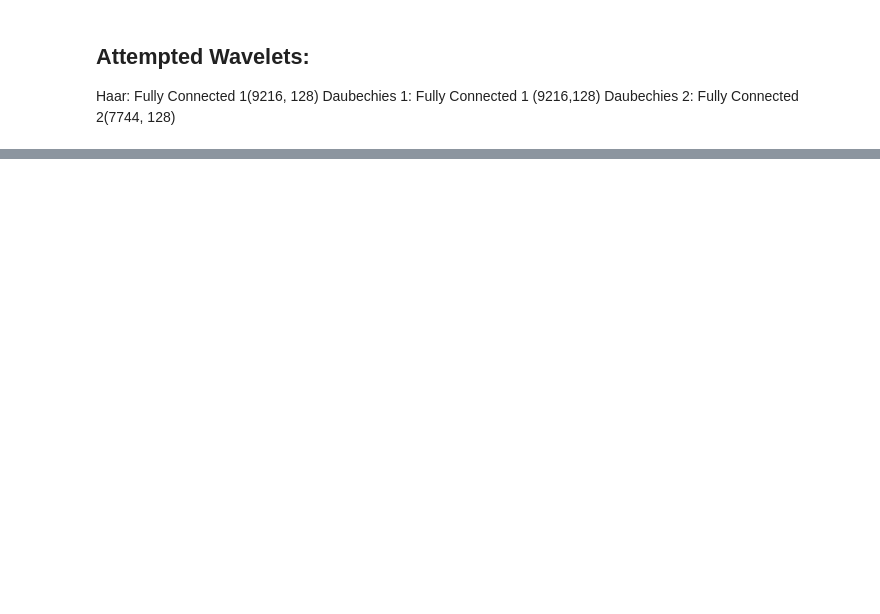
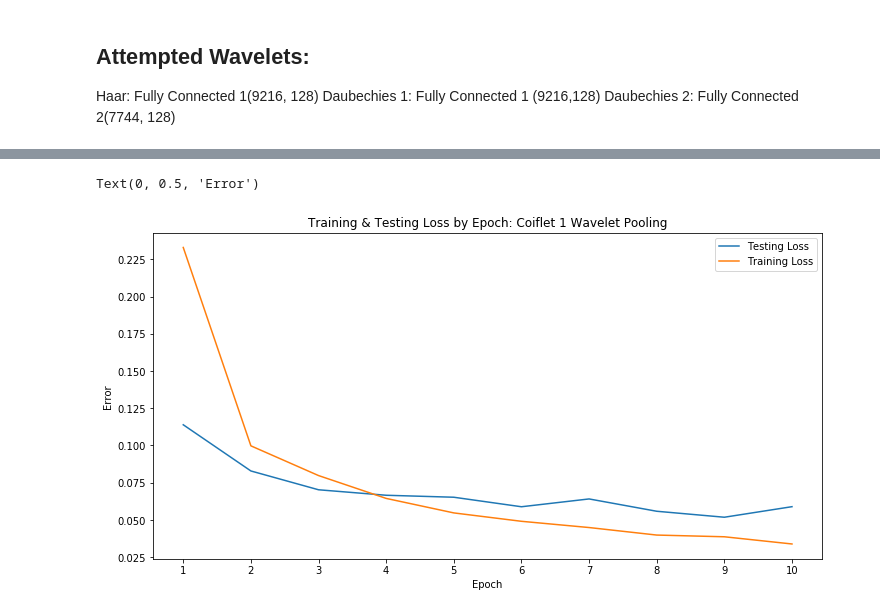
Before and after one commit to abhon/DSGA_1013_Final_Project, a Jupyter notebook: Code/Wavelet_MNIST.ipynb, the cells around one changed output, grey strips where cells are left out. Drawn from its saved outputs; the diff is of its cells as text; code cells hidden in the pictures; blank space fills up the shorter version.

Commit message:
try coiflet

```diff
--- a/Code/Wavelet_MNIST.ipynb
+++ b/Code/Wavelet_MNIST.ipynb
@@ -43,7 +41,7 @@ import numpy as np
 def get_wav(in_channels,  pool=True):
     """wavelet decomposition using conv2d"""
 
-    w = pywt.Wavelet('db2')
+    w = pywt.Wavelet('coif1')
 
     dec_hi = torch.Tensor(w.dec_hi[::-1])
     dec_lo = torch.Tensor(w.dec_lo[::-1])
@@ -98,7 +96,7 @@ class Net(nn.Module):
         self.conv2 = nn.Conv2d(32, 64, 3, 1)
         self.dropout1 = nn.Dropout2d(0.25)
         self.dropout2 = nn.Dropout2d(0.5)
-        self.fc1 = nn.Linear(7744, 128)
+        self.fc1 = nn.Linear(6400, 128)
         self.fc2 = nn.Linear(128, 10)
         self.pool = WavePool(64)
 
@@ -197,11 +195,14 @@ print('Finished Training')
 # %%
 plt.figure(figsize =(12,6))
 plt.plot(np.arange(1,11, step=1), test_loss, label = 'Testing Loss')
 plt.plot(np.arange(1, 11, step=1), train_loss, label = 'Training Loss')
-plt.title('Training & Testing Loss by Epoch: Daubechies 2(db2) Wavelet Pooling')
+plt.title('Training & Testing Loss by Epoch: Coiflet 1 Wavelet Pooling')
 plt.xticks(np.arange(1,11, step=1))
 plt.legend()
 plt.xlabel('Epoch')
 plt.ylabel('Error')
+# %% [output]
+Text(0, 0.5, 'Error')
+[figure, added]
 # %%
 train_loss
```
Also changed, not shown: parts of 5 cells of this notebook, 1 other file.
